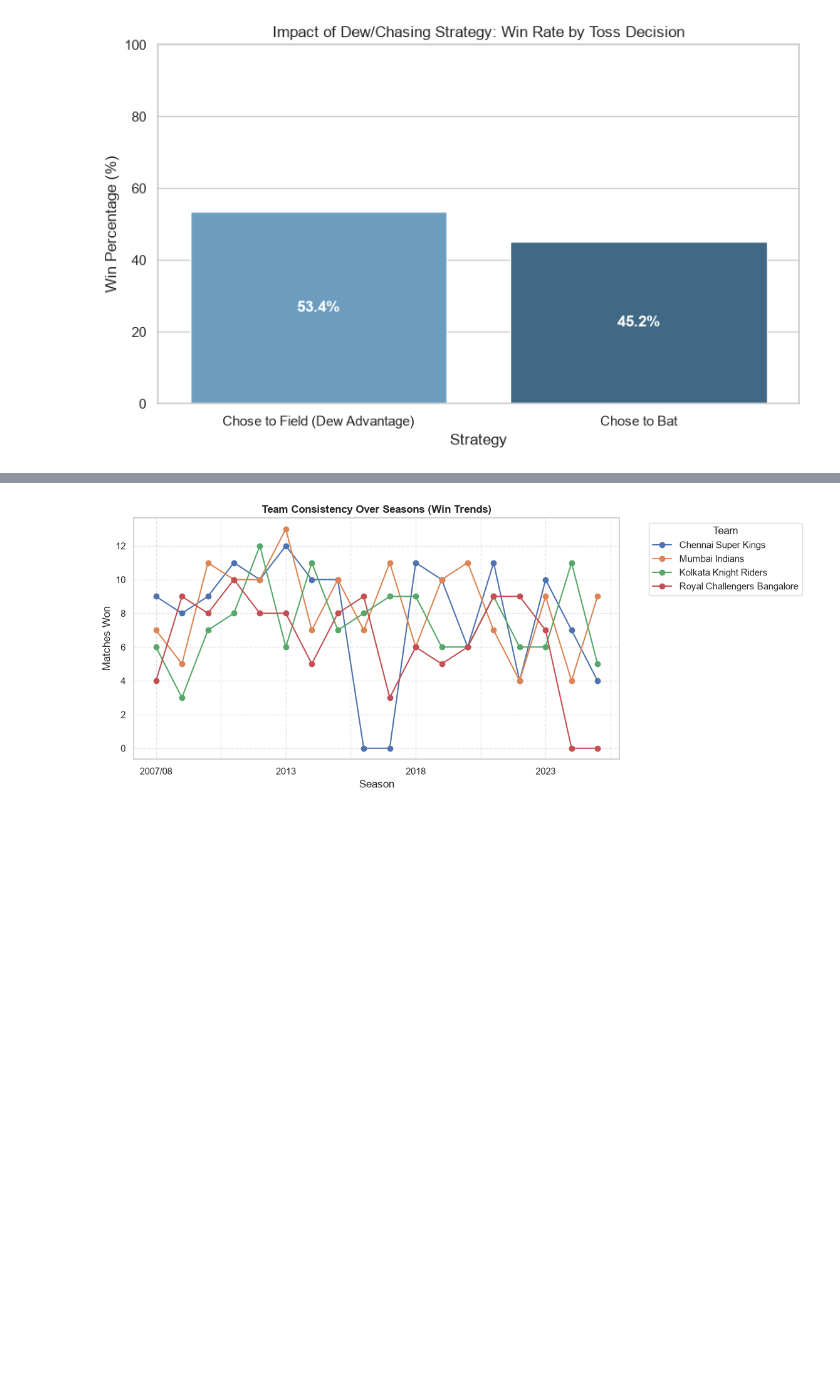
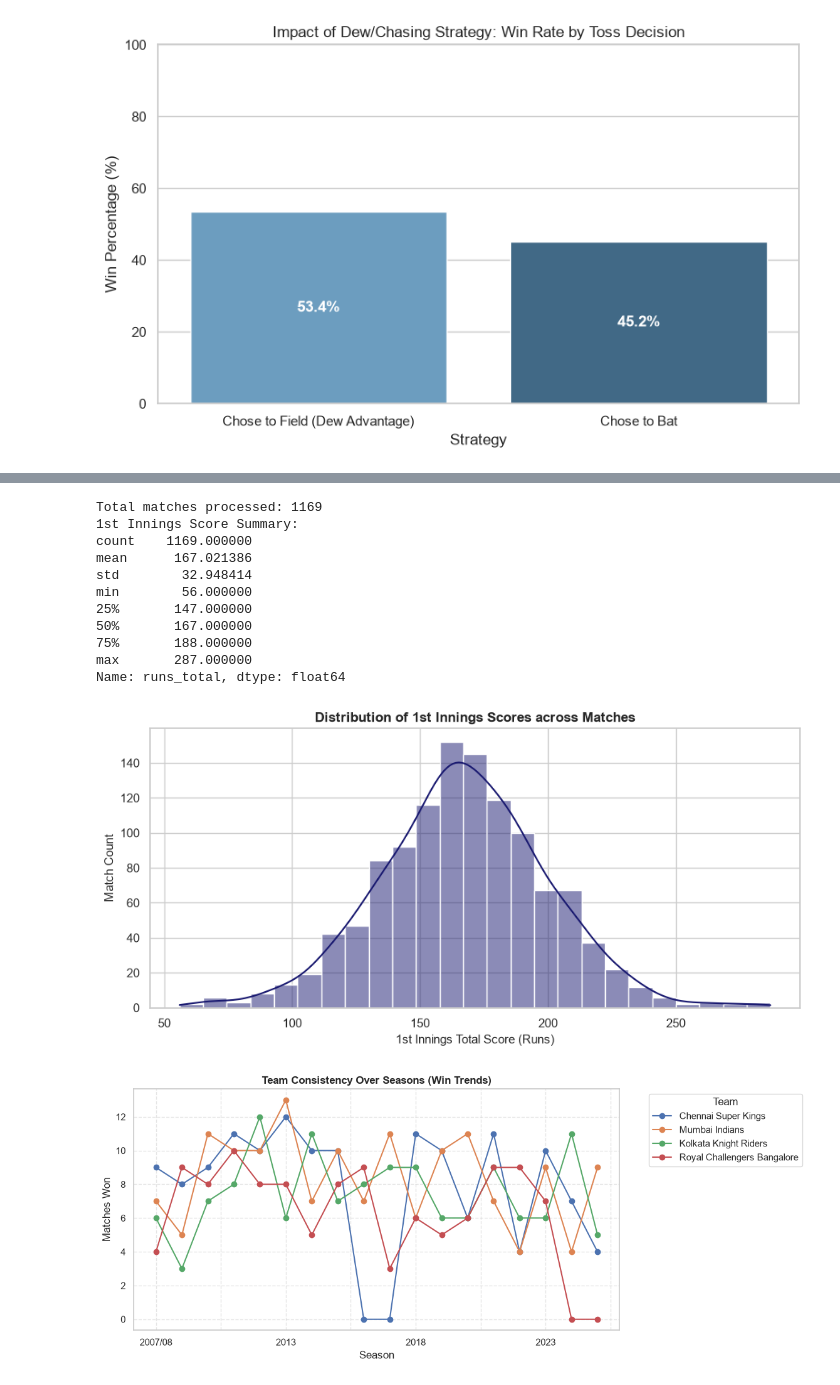
Before and after one commit to SatyabrataIISERM/ds_first_git_group_5, a Jupyter notebook: Match Analysis (MS23238).ipynb, the cells around one changed output, grey strips where cells are left out. Saved outputs shown, nothing was run; the diff lists cells and outputs as text; code cells hidden in the pictures; blank space fills up the shorter version.

```diff
--- a/Match Analysis (MS23238).ipynb
+++ b/Match Analysis (MS23238).ipynb
@@ -639,3 +633,44 @@ Total valid 1st innings scores extracted: 0
+# %%
+# Construct the full path to IPL.csv
+file_path = os.path.join(dataset_path, 'IPL.csv')
+
+# Load the ball-by-ball dataset
+df_balls = pd.read_csv(file_path, low_memory=False)
+
+# Filter for 1st innings deliveries
+inn1_balls = df_balls[df_balls['innings'] == 1]
+
+# Aggregate total 1st innings runs for each match
+inn1_scores = inn1_balls.groupby('match_id')['runs_total'].sum()
+
+# Filter out incomplete/shortened matches if needed (e.g., scores > 50)
+inn1_scores = inn1_scores[inn1_scores > 50]
+
+print(f"Total matches processed: {len(inn1_scores)}")
+print(f"1st Innings Score Summary:\n{inn1_scores.describe()}")
+
+# Plot the distribution
+plt.figure(figsize=(9, 4.5))
+sns.histplot(inn1_scores, kde=True, color='#191970', bins=25)
+
+plt.title('Distribution of 1st Innings Scores across Matches', fontweight='bold', fontsize=12)
+plt.xlabel('1st Innings Total Score (Runs)', fontsize=11)
+plt.ylabel('Match Count', fontsize=11)
+plt.tight_layout()
+plt.show()
+# %% [output]
+Total matches processed: 1169
+1st Innings Score Summary:
+count    1169.000000
+mean      167.021386
+std        32.948414
+min        56.000000
+25%       147.000000
+50%       167.000000
+75%       188.000000
+max       287.000000
+Name: runs_total, dtype: float64
+[figure, added]
 # %%
 #13. TEAM PERFORMANCE TRENDS OVER SEASONS
 # %%
```
Also changed, not shown: parts of 2 cells of this notebook.
